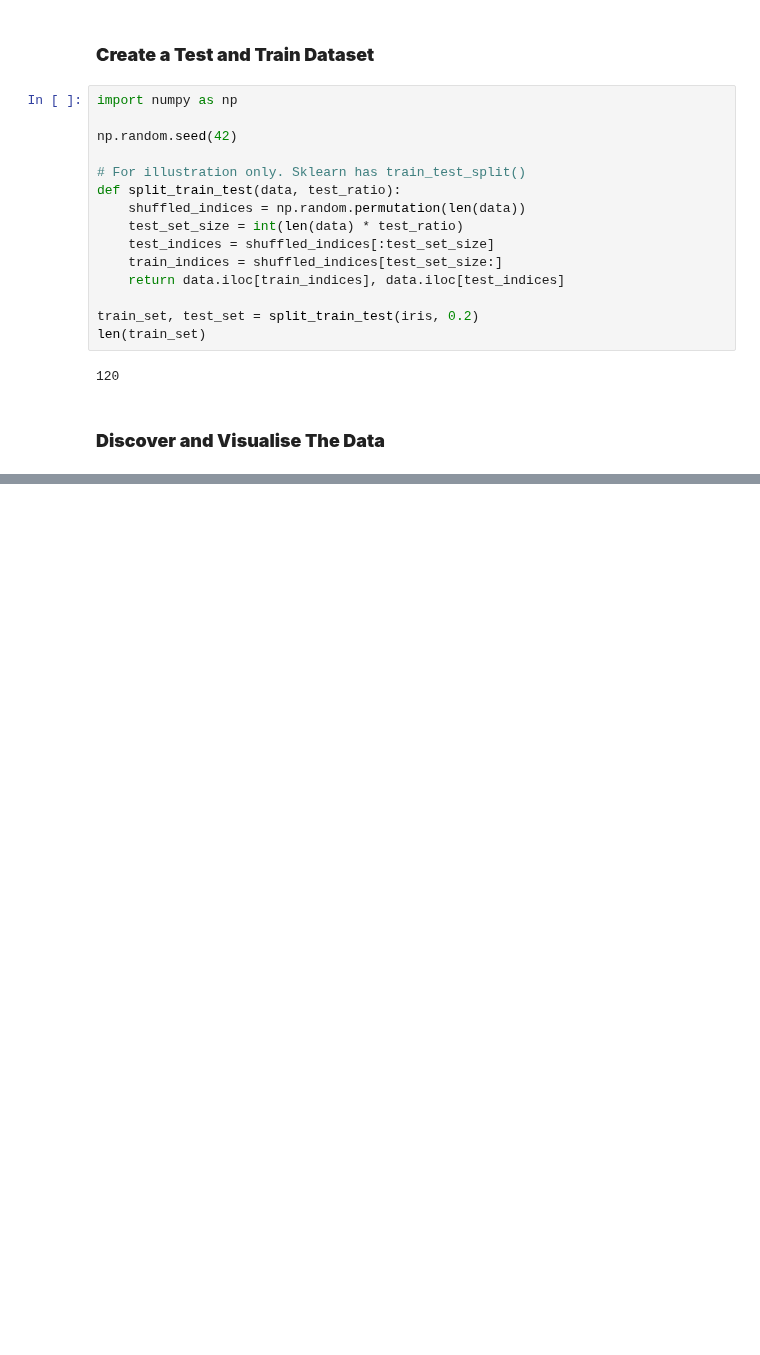
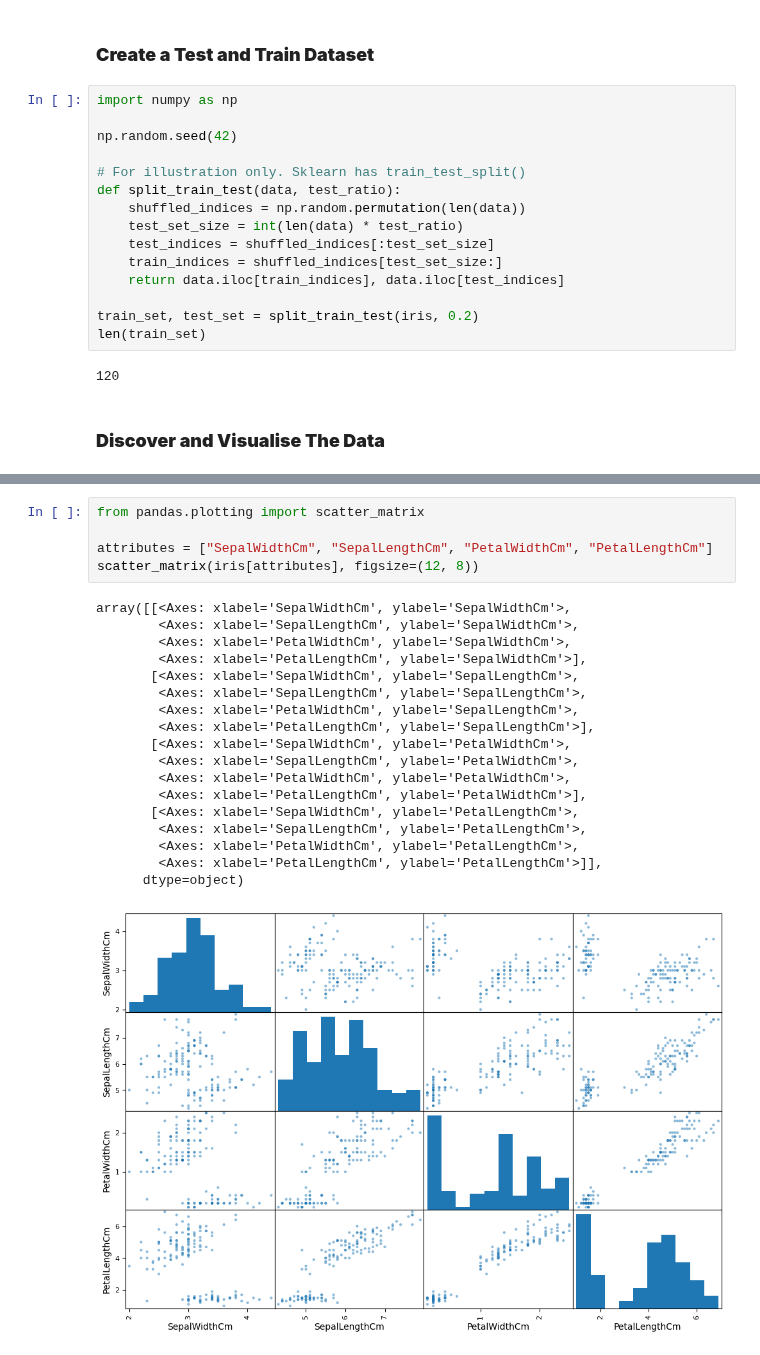
Before and after one commit to regional-specter/Learning-ML, a Jupyter notebook: Model Examples and Practice/Practice - Kaggle/LinearReg.ipynb, the cells around one changed output, grey strips where cells are left out. Drawn from its saved outputs; the diff is of its cells as text; blank space fills up the shorter version.

Commit message:
Correlation matrix

```diff
--- a/Model Examples and Practice/Practice - Kaggle/LinearReg.ipynb
+++ b/Model Examples and Practice/Practice - Kaggle/LinearReg.ipynb
@@ -79,0 +100,24 @@ len(train_set)
+# %%
+from pandas.plotting import scatter_matrix
+
+attributes = ["SepalWidthCm", "SepalLengthCm", "PetalWidthCm", "PetalLengthCm"]
+scatter_matrix(iris[attributes], figsize=(12, 8))
+# %% [output]
+array([[<Axes: xlabel='SepalWidthCm', ylabel='SepalWidthCm'>,
+        <Axes: xlabel='SepalLengthCm', ylabel='SepalWidthCm'>,
+        <Axes: xlabel='PetalWidthCm', ylabel='SepalWidthCm'>,
+        <Axes: xlabel='PetalLengthCm', ylabel='SepalWidthCm'>],
+       [<Axes: xlabel='SepalWidthCm', ylabel='SepalLengthCm'>,
+        <Axes: xlabel='SepalLengthCm', ylabel='SepalLengthCm'>,
+        <Axes: xlabel='PetalWidthCm', ylabel='SepalLengthCm'>,
+        <Axes: xlabel='PetalLengthCm', ylabel='SepalLengthCm'>],
+       [<Axes: xlabel='SepalWidthCm', ylabel='PetalWidthCm'>,
+        <Axes: xlabel='SepalLengthCm', ylabel='PetalWidthCm'>,
+        <Axes: xlabel='PetalWidthCm', ylabel='PetalWidthCm'>,
+        <Axes: xlabel='PetalLengthCm', ylabel='PetalWidthCm'>],
+       [<Axes: xlabel='SepalWidthCm', ylabel='PetalLengthCm'>,
+        <Axes: xlabel='SepalLengthCm', ylabel='PetalLengthCm'>,
+        <Axes: xlabel='PetalWidthCm', ylabel='PetalLengthCm'>,
+        <Axes: xlabel='PetalLengthCm', ylabel='PetalLengthCm'>]],
+      dtype=object)
+[figure, added]
```
Also changed, not shown: parts of 2 cells of this notebook.
